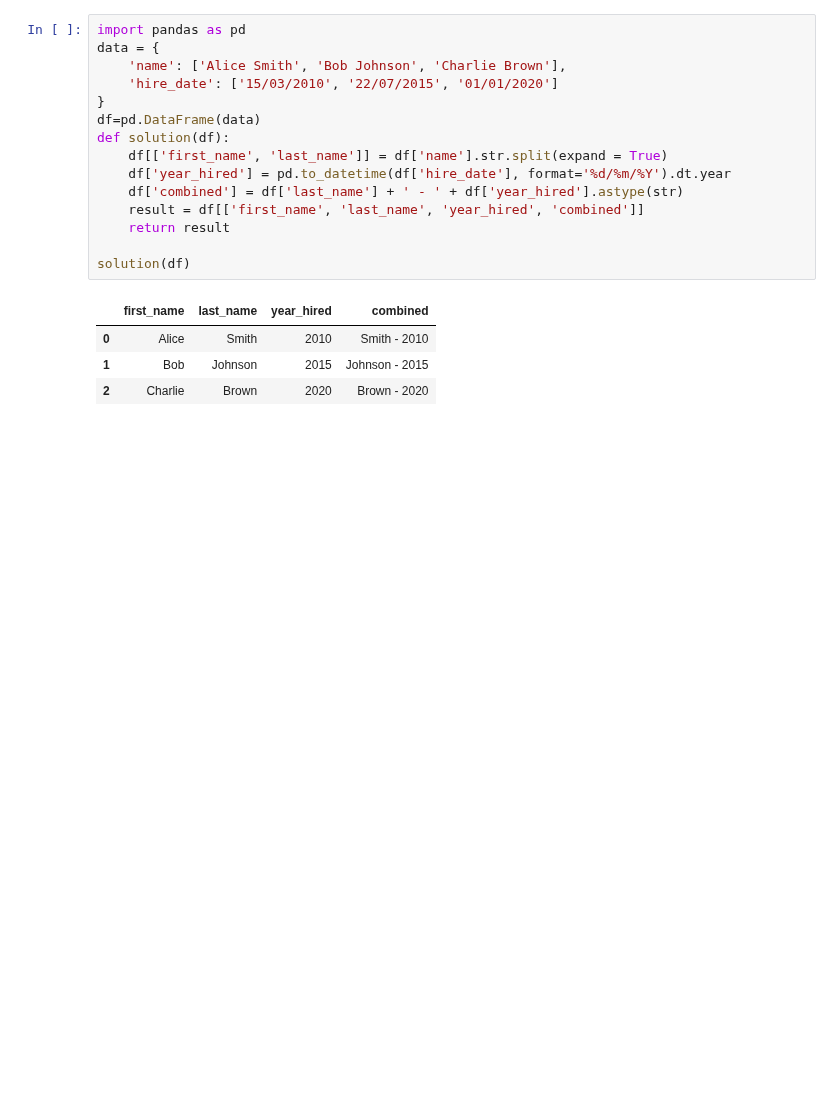
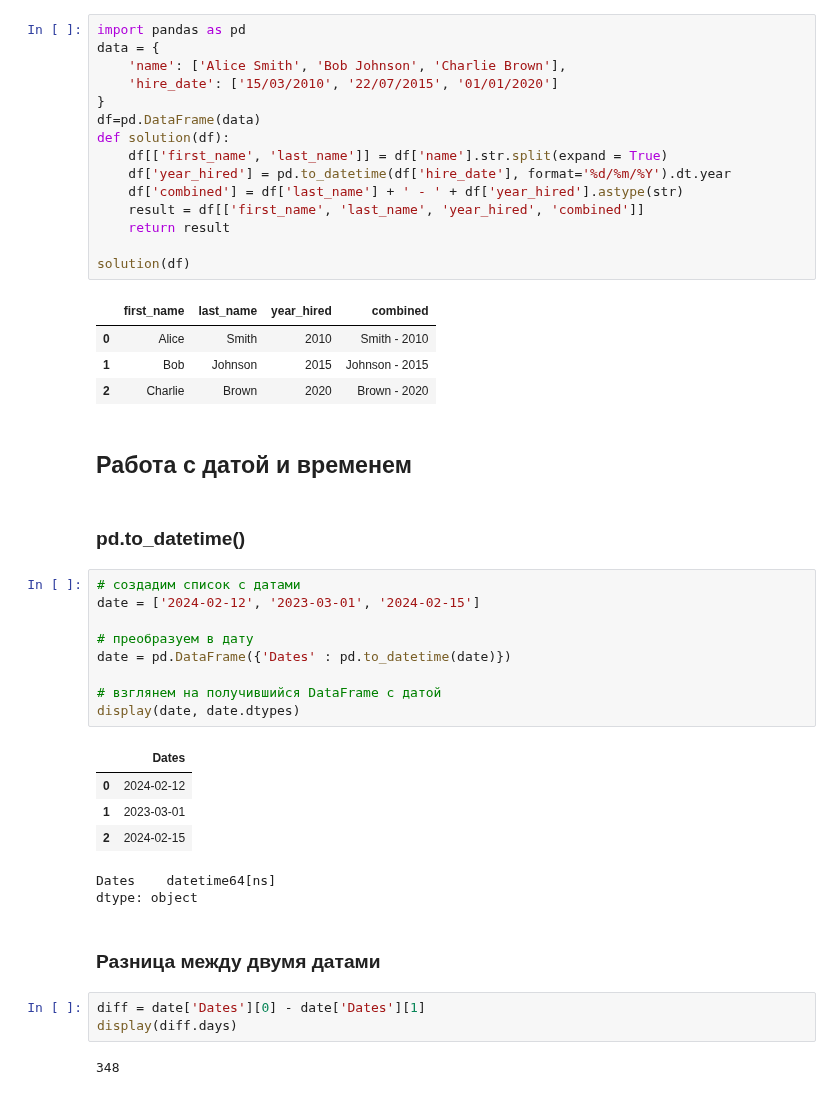
Before and after one commit to Korablinr54/Python, a Jupyter notebook: Pandas/Pandas.ipynb, the cells around one changed output. Saved outputs shown, nothing was run; the diff lists cells and outputs as text; blank space fills up the shorter version.

Commit message:
Операции с датой и временем ч.1

```diff
--- a/Pandas/Pandas.ipynb
+++ b/Pandas/Pandas.ipynb
@@ -911,3 +909,30 @@ solution(df)
 | 0 | Alice | Smith | 2010 | Smith - 2010 |
 | 1 | Bob | Johnson | 2015 | Johnson - 2015 |
 | 2 | Charlie | Brown | 2020 | Brown - 2020 |
+# %% [markdown]
+## Работа с датой и временем
+# %% [markdown]
+### pd.to_datetime()
+# %%
+# создадим список с датами
+date = ['2024-02-12', '2023-03-01', '2024-02-15']
+
+# преобразуем в дату
+date = pd.DataFrame({'Dates' : pd.to_datetime(date)})
+
+# взглянем на получившийся DataFrame с датой
+display(date, date.dtypes)
+# %% [output]
+|  | Dates |
+| 0 | 2024-02-12 |
+| 1 | 2023-03-01 |
+| 2 | 2024-02-15 |
+Dates    datetime64[ns]
+dtype: object
+# %% [markdown]
+### Разница между двумя датами
+# %%
+diff = date['Dates'][0] - date['Dates'][1]
+display(diff.days)
+# %% [output]
+348
```
Also changed, not shown: parts of 4 cells of this notebook.
